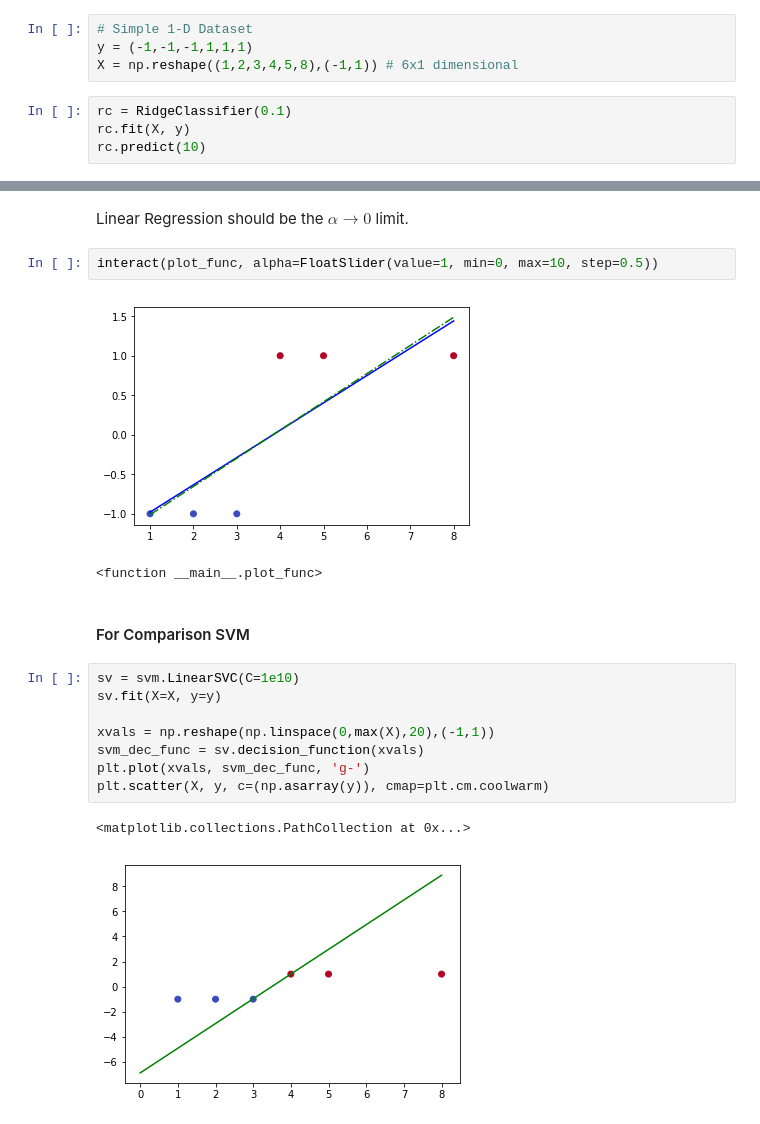
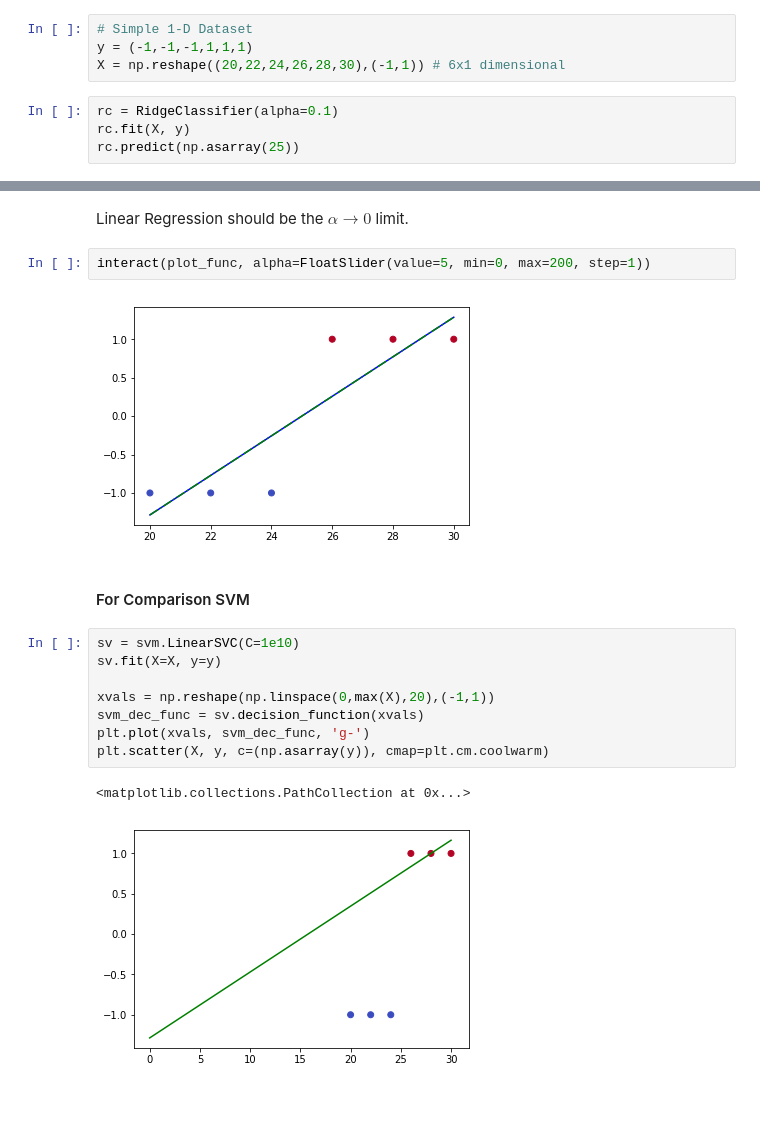
Before and after one commit to oduerr/ml-playground, a Jupyter notebook: python/RidgeRegression/1D_ridge_regression_class.ipynb, the cells around one changed output, grey strips where cells are left out. Drawn from its saved outputs; the diff is of its cells as text.

```diff
--- a/python/RidgeRegression/1D_ridge_regression_class.ipynb
+++ b/python/RidgeRegression/1D_ridge_regression_class.ipynb
@@ -20,9 +20,9 @@ from ipywidgets import *
 # %%
 # Simple 1-D Dataset
 y = (-1,-1,-1,1,1,1)
-X = np.reshape((1,2,3,4,5,8),(-1,1)) # 6x1 dimensional
+X = np.reshape((20,22,24,26,28,30),(-1,1)) # 6x1 dimensional
 # %%
-rc = RidgeClassifier(0.1)
+rc = RidgeClassifier(alpha=0.1)
 rc.fit(X, y)
-rc.predict(10)
+rc.predict(np.asarray(25))
 # %% [output]
@@ -49,10 +49,9 @@ def plot_func(alpha):
 # %% [markdown]
 Linear Regression should be the $\alpha \rightarrow 0$ limit.
 # %%
-interact(plot_func, alpha=FloatSlider(value=1, min=0, max=10, step=0.5))
+interact(plot_func, alpha=FloatSlider(value=5, min=0, max=200, step=1))
 # %% [output]
-[figure, old version]
+[figure, new version]
-<function __main__.plot_func>
 # %% [markdown]
 #### For Comparison SVM
 # %%
@@ -65,4 +64,4 @@ plt.plot(xvals, svm_dec_func, 'g-')
 plt.scatter(X, y, c=(np.asarray(y)), cmap=plt.cm.coolwarm)
 # %% [output]
 <matplotlib.collections.PathCollection at 0x...>
-[figure, old version]
+[figure, new version]
```
Also changed, not shown: parts of 1 cell of this notebook, 5 other files.
